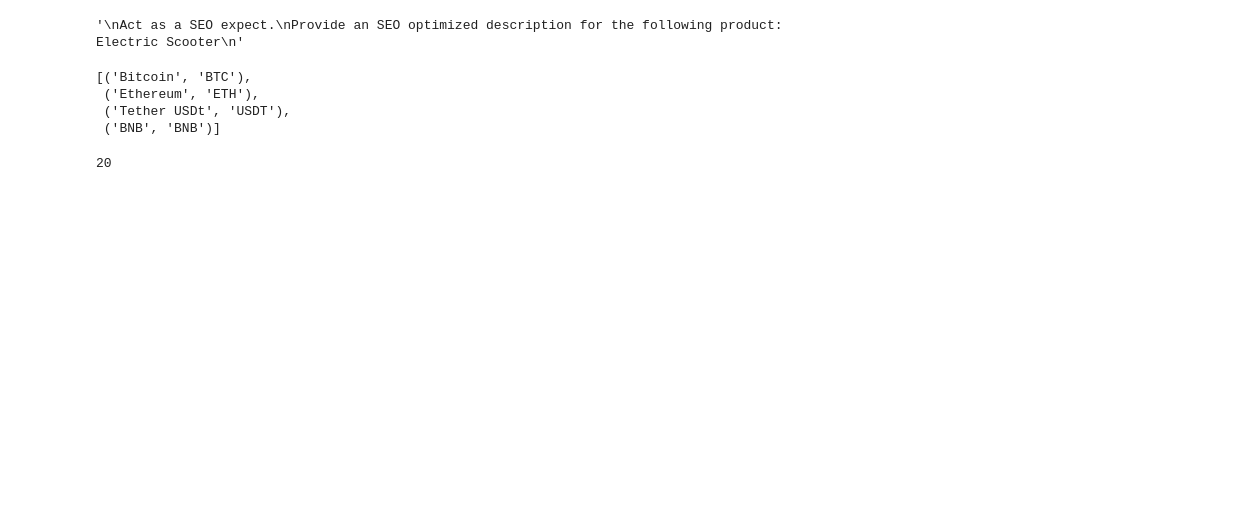
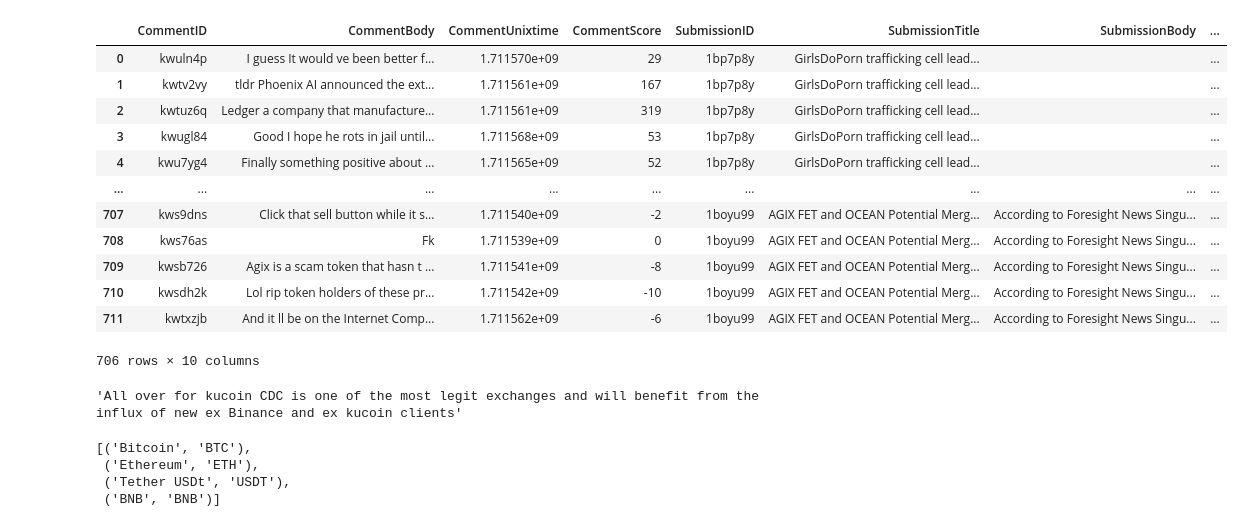
Before and after one commit to olga-khab/PromptingTechniques, a Jupyter notebook: react.ipynb, the cells around one changed output. Cells and saved outputs as stored; diff of their text form; code cells hidden in the pictures; blank space fills up the shorter version.

```diff
--- a/react.ipynb
+++ b/react.ipynb
@@ -13,24 +13,53 @@ from langchain.llms import OpenAI
 from langchain.agents import load_tools
 from langchain.agents import initialize_agent
-# %%
-from langchain import PromptTemplate
-
-# Define the template
-template = """
-Act as a SEO expect.
-Provide an SEO optimized description for the following product: {product}
-"""
-
-# Create the prompt template
-prompt = PromptTemplate(
-	input_variables=["product"],
-	template=template
-)
-
-# pass in an input to return a formatted prompt
-prompt.format(product="Electric Scooter")
-# %% [output]
-'\nAct as a SEO expect.\nProvide an SEO optimized description for the following product: Electric Scooter\n'
+# %%
+import pandas as pd
+import re
+
+##### load the combined dataset (generated by dataset-generation.ipynb) #####
+comments_and_submissions_filename = "../redditanalysis/reddit_comments_and_submissions.csv"
+comments_df = pd.read_csv(comments_and_submissions_filename)
+
+# Cleaning:
+def clean_special_chars(text):
+    return re.sub(r'[^\w]+',' ',text)
+
+# remove removed comments
+comments_df=comments_df[comments_df["CommentBody"]!="[removed]"]
+# remove admin bot disclaimer comments
+comments_df = comments_df[~comments_df["CommentBody"].str.contains("\[pros\]\(/r/CryptoCurrency/")]
+
+#comments_df["Comment"].str.split(expand=True).stack().value_counts()
+#comments_df["Comment"].replace('\s', '*SARCASM*')
+#comments_df = comments_df.dropna(axis=0, how='any')
+comments_df = comments_df.fillna('')
+comments_df['CommentBody'] = comments_df['CommentBody'].apply(clean_special_chars)
+comments_df['SubmissionTitle'] = comments_df['SubmissionTitle'].apply(clean_special_chars)
+comments_df['SubmissionBody'] = comments_df['SubmissionBody'].apply(clean_special_chars)
+
+# create a column of submission heading plus body text
+comments_df["SubmissionCombined"] = comments_df['SubmissionTitle']+"\n"+comments_df['SubmissionBody']
+
+comments_df
+# %% [output]
+|  | CommentID | CommentBody | CommentUnixtime | CommentScore | SubmissionID | SubmissionTitle | SubmissionBody | ... |
+| 0 | kwuln4p | I guess It would ve been better f... | 1.711570e+09 | 29 | 1bp7p8y | GirlsDoPorn trafficking cell lead... |  | ... |
+| 1 | kwtv2vy | tldr Phoenix AI announced the ext... | 1.711561e+09 | 167 | 1bp7p8y | GirlsDoPorn trafficking cell lead... |  | ... |
+| 2 | kwtuz6q | Ledger a company that manufacture... | 1.711561e+09 | 319 | 1bp7p8y | GirlsDoPorn trafficking cell lead... |  | ... |
+| 3 | kwugl84 | Good I hope he rots in jail until... | 1.711568e+09 | 53 | 1bp7p8y | GirlsDoPorn trafficking cell lead... |  | ... |
+| 4 | kwu7yg4 | Finally something positive about ... | 1.711565e+09 | 52 | 1bp7p8y | GirlsDoPorn trafficking cell lead... |  | ... |
+| ... | ... | ... | ... | ... | ... | ... | ... | ... |
+| 707 | kws9dns | Click that sell button while it s... | 1.711540e+09 | -2 | 1boyu99 | AGIX FET and OCEAN Potential Merg... | According to Foresight News Singu... | ... |
+| 708 | kws76as | Fk | 1.711539e+09 | 0 | 1boyu99 | AGIX FET and OCEAN Potential Merg... | According to Foresight News Singu... | ... |
+| 709 | kwsb726 | Agix is a scam token that hasn t ... | 1.711541e+09 | -8 | 1boyu99 | AGIX FET and OCEAN Potential Merg... | According to Foresight News Singu... | ... |
+| 710 | kwsdh2k | Lol rip token holders of these pr... | 1.711542e+09 | -10 | 1boyu99 | AGIX FET and OCEAN Potential Merg... | According to Foresight News Singu... | ... |
+| 711 | kwtxzjb | And it ll be on the Internet Comp... | 1.711562e+09 | -6 | 1boyu99 | AGIX FET and OCEAN Potential Merg... | According to Foresight News Singu... | ... |
+706 rows × 10 columns
+# %%
+#list(comments_df['SubmissionCombined'])[500]
+list(comments_df['CommentBody'])[500]
+# %% [output]
+'All over for kucoin CDC is one of the most legit exchanges and will benefit from the influx of new ex Binance and ex kucoin clients'
 # %%
 from langchain_community.document_loaders import AsyncChromiumLoader
 from langchain_community.document_transformers import BeautifulSoupTransformer
@@ -51,7 +80,3 @@ coin_data[:4]
  ('Ethereum', 'ETH'),
  ('Tether USDt', 'USDT'),
  ('BNB', 'BNB')]
-# %%
-len(coin_data)
-# %% [output]
-20
```
Also changed, not shown: parts of 10 cells of this notebook.
